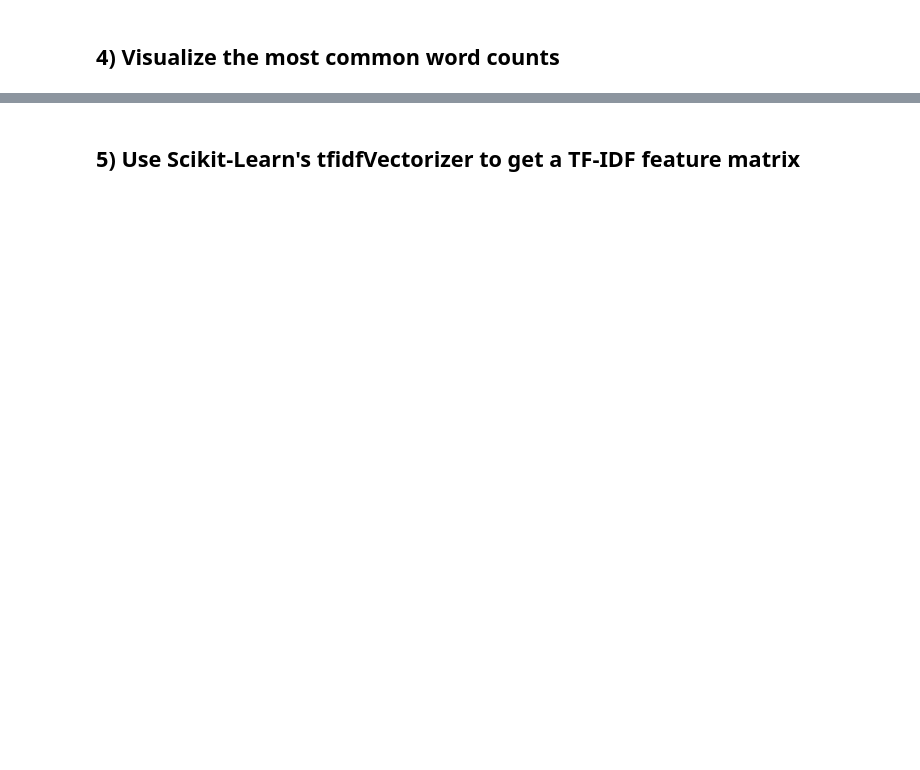
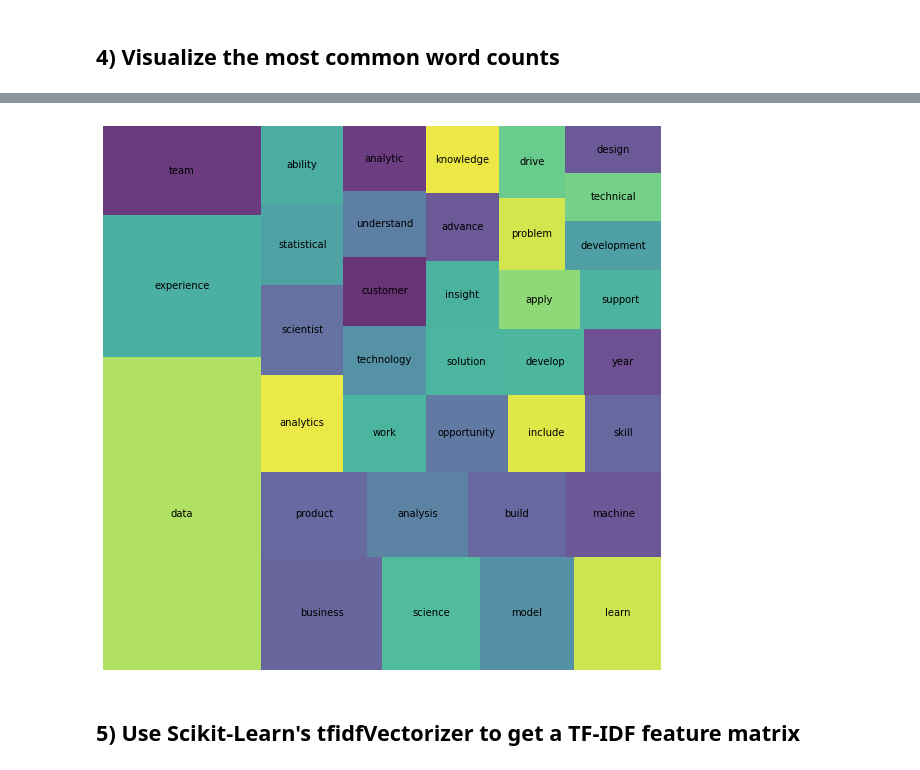
Before and after one commit to nsriniva/DS-Unit-4-Sprint-1-NLP, a Jupyter notebook: module2-vector-representations/LS_DS_412_Vector_Representations_Assignment.ipynb, the cells around one changed output, grey strips where cells are left out. Saved outputs shown, nothing was run; the diff lists cells and outputs as text; code cells hidden in the pictures; blank space fills up the shorter version.

```diff
--- a/module2-vector-representations/LS_DS_412_Vector_Representations_Assignment.ipynb
+++ b/module2-vector-representations/LS_DS_412_Vector_Representations_Assignment.ipynb
@@ -80,2 +257,15 @@ raise Exception("\nThis task is not complete. \nReplace this line with your code
+# %%
+import squarify
+import matplotlib.pyplot as plt
+
+wc_top36 = wc[wc['rank'] <= 36]
+
+plt.figure(figsize=(10,10))
+
+squarify.plot(sizes=wc_top36['pct_total'], label=wc_top36['word'], alpha=.8 )
+plt.axis('off')
+plt.show()
+# %% [output]
+[figure, added]
 # %% [markdown]
 ## 5) Use Scikit-Learn's tfidfVectorizer to get a TF-IDF feature matrix
```
Also changed, not shown: parts of 19 cells of this notebook, 1 other file.
